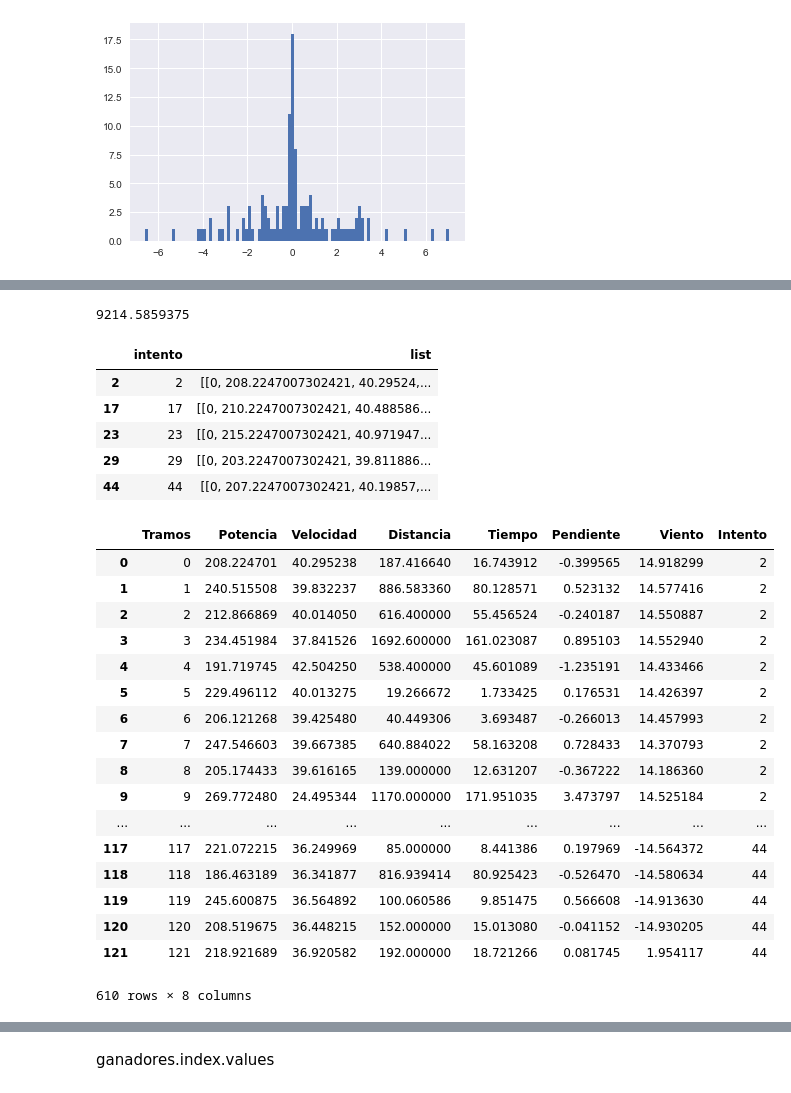
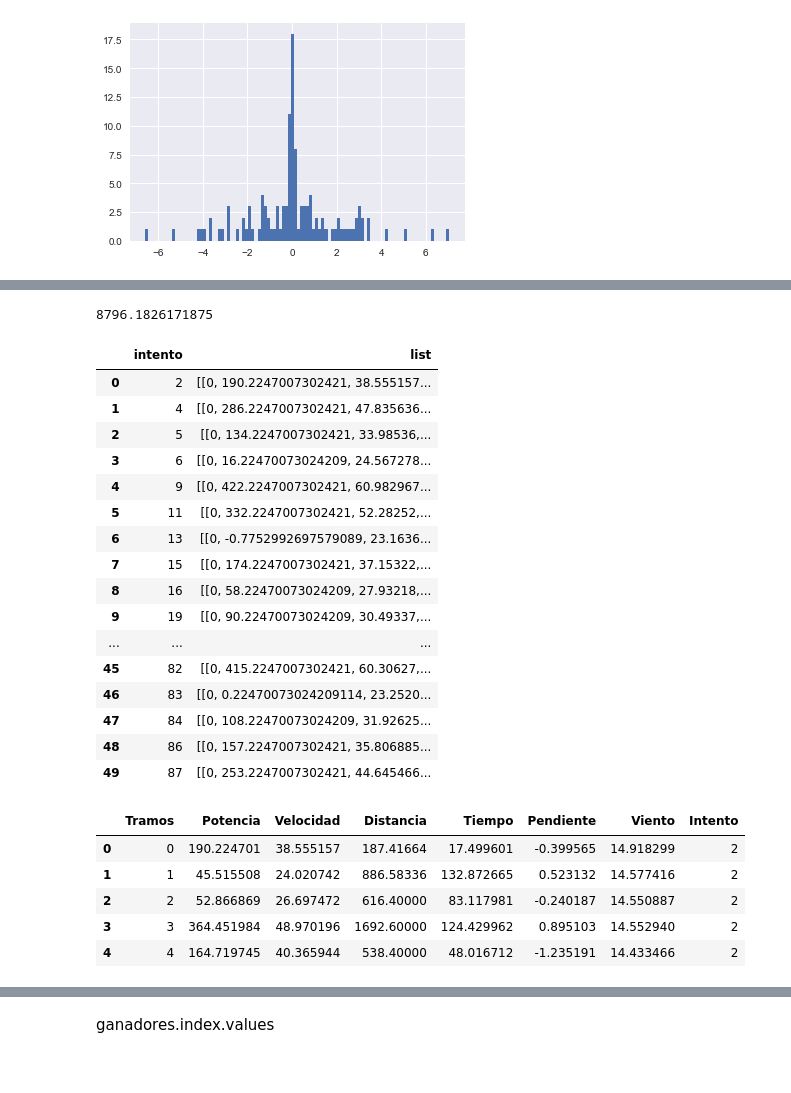
Before and after one commit to davidchepe/IM_KS, a Jupyter notebook: Simulador/Pruebas_Simulacion-david-Comentada.ipynb, the cells around one changed output, grey strips where cells are left out. Drawn from its saved outputs; the diff is of its cells as text; code cells hidden in the pictures.

```diff
--- a/Simulador/Pruebas_Simulacion-david-Comentada.ipynb
+++ b/Simulador/Pruebas_Simulacion-david-Comentada.ipynb
@@ -130,7 +130,7 @@ while exito < num_pruebas:
 
         #potencia con una sigmoide
         #DAVID METE AQUI UNA EXPLICACION
-        potencia = pot_min+(pot_max-pot_min)/(1+ff_1*np.e**(ff_2*porc*-1))+np.random.randint(-1*(abs(viento)+1), abs(viento)+1)
+        potencia = pot_min+(pot_max-pot_min)/(1+ff_1*np.e**(ff_2*porc*-1))+np.random.randint(-1*(abs(viento)**2+1), abs(viento)**2+1)
 
         #Utilizamos el modelo de normalización entrenado para ajustar los datos de entrada
         input_model = model_Scalar.transform([[potencia, porc, viento]])
@@ -238,47 +219,46 @@ plt.hist(ds['pwr'],bins=50)
 a = ds.groupby(['intento'])['secs'].agg('sum').sort_values(ascending=True)
 a[:1].max()
 # %% [output]
-9214.5859375
+8796.1826171875
 # %%
-ganadores = pd.DataFrame(ds[ds['secs']<=a[:5].max()][['intento','list']])
+ganadores = pd.DataFrame(ds[ds['secs']<=a[:50].max()][['intento','list']])
 ganadores
 # %% [output]
 |  | intento | list |
-| 2 | 2 | [[0, 208.2247007302421, 40.29524,... |
-| 17 | 17 | [[0, 210.2247007302421, 40.488586... |
-| 23 | 23 | [[0, 215.2247007302421, 40.971947... |
-| 29 | 29 | [[0, 203.2247007302421, 39.811886... |
-| 44 | 44 | [[0, 207.2247007302421, 40.19857,... |
+| 0 | 2 | [[0, 190.2247007302421, 38.555157... |
+| 1 | 4 | [[0, 286.2247007302421, 47.835636... |
+| 2 | 5 | [[0, 134.2247007302421, 33.98536,... |
+| 3 | 6 | [[0, 16.22470073024209, 24.567278... |
+| 4 | 9 | [[0, 422.2247007302421, 60.982967... |
+| 5 | 11 | [[0, 332.2247007302421, 52.28252,... |
+| 6 | 13 | [[0, -0.7752992697579089, 23.1636... |
+| 7 | 15 | [[0, 174.2247007302421, 37.15322,... |
+| 8 | 16 | [[0, 58.22470073024209, 27.93218,... |
+| 9 | 19 | [[0, 90.22470073024209, 30.49337,... |
+| ... | ... | ... |
+| 45 | 82 | [[0, 415.2247007302421, 60.30627,... |
+| 46 | 83 | [[0, 0.22470073024209114, 23.2520... |
+| 47 | 84 | [[0, 108.22470073024209, 31.92625... |
+| 48 | 86 | [[0, 157.2247007302421, 35.806885... |
+| 49 | 87 | [[0, 253.2247007302421, 44.645466... |
 # %%
 for i in range(len(ganadores)):
     if i == 0:
         df_ganador = pd.DataFrame(ganadores.values[i][1])
         df_ganador.columns =[["Tramos","Potencia","Velocidad","Distancia","Tiempo","Pendiente","Viento"]]
         df_ganador['Intento'] = ganadores.values[i][0]
     else:
         df_aux = pd.DataFrame(ganadores.values[i][1])
         df_aux.columns =[["Tramos","Potencia","Velocidad","Distancia","Tiempo","Pendiente","Viento"]]
         df_aux['Intento'] = ganadores.values[i][0]
         df_ganador = df_ganador.append([df_aux])
         del df_aux
 df_ganador.to_excel('res_sim.xlsx')
-df_ganador
+df_ganador.head()
 # %% [output]
 |  | Tramos | Potencia | Velocidad | Distancia | Tiempo | Pendiente | Viento | Intento |
-| 0 | 0 | 208.224701 | 40.295238 | 187.416640 | 16.743912 | -0.399565 | 14.918299 | 2 |
-| 1 | 1 | 240.515508 | 39.832237 | 886.583360 | 80.128571 | 0.523132 | 14.577416 | 2 |
-| 2 | 2 | 212.866869 | 40.014050 | 616.400000 | 55.456524 | -0.240187 | 14.550887 | 2 |
-| 3 | 3 | 234.451984 | 37.841526 | 1692.600000 | 161.023087 | 0.895103 | 14.552940 | 2 |
-| 4 | 4 | 191.719745 | 42.504250 | 538.400000 | 45.601089 | -1.235191 | 14.433466 | 2 |
-| 5 | 5 | 229.496112 | 40.013275 | 19.266672 | 1.733425 | 0.176531 | 14.426397 | 2 |
-| 6 | 6 | 206.121268 | 39.425480 | 40.449306 | 3.693487 | -0.266013 | 14.457993 | 2 |
-| 7 | 7 | 247.546603 | 39.667385 | 640.884022 | 58.163208 | 0.728433 | 14.370793 | 2 |
-| 8 | 8 | 205.174433 | 39.616165 | 139.000000 | 12.631207 | -0.367222 | 14.186360 | 2 |
-| 9 | 9 | 269.772480 | 24.495344 | 1170.000000 | 171.951035 | 3.473797 | 14.525184 | 2 |
-| ... | ... | ... | ... | ... | ... | ... | ... | ... |
-| 117 | 117 | 221.072215 | 36.249969 | 85.000000 | 8.441386 | 0.197969 | -14.564372 | 44 |
-| 118 | 118 | 186.463189 | 36.341877 | 816.939414 | 80.925423 | -0.526470 | -14.580634 | 44 |
-| 119 | 119 | 245.600875 | 36.564892 | 100.060586 | 9.851475 | 0.566608 | -14.913630 | 44 |
-| 120 | 120 | 208.519675 | 36.448215 | 152.000000 | 15.013080 | -0.041152 | -14.930205 | 44 |
-| 121 | 121 | 218.921689 | 36.920582 | 192.000000 | 18.721266 | 0.081745 | 1.954117 | 44 |
+| 0 | 0 | 190.224701 | 38.555157 | 187.41664 | 17.499601 | -0.399565 | 14.918299 | 2 |
+| 1 | 1 | 45.515508 | 24.020742 | 886.58336 | 132.872665 | 0.523132 | 14.577416 | 2 |
+| 2 | 2 | 52.866869 | 26.697472 | 616.40000 | 83.117981 | -0.240187 | 14.550887 | 2 |
+| 3 | 3 | 364.451984 | 48.970196 | 1692.60000 | 124.429962 | 0.895103 | 14.552940 | 2 |
+| 4 | 4 | 164.719745 | 40.365944 | 538.40000 | 48.016712 | -1.235191 | 14.433466 | 2 |
-610 rows × 8 columns
```
Also changed, not shown: parts of 6 cells of this notebook, 3 other files.
